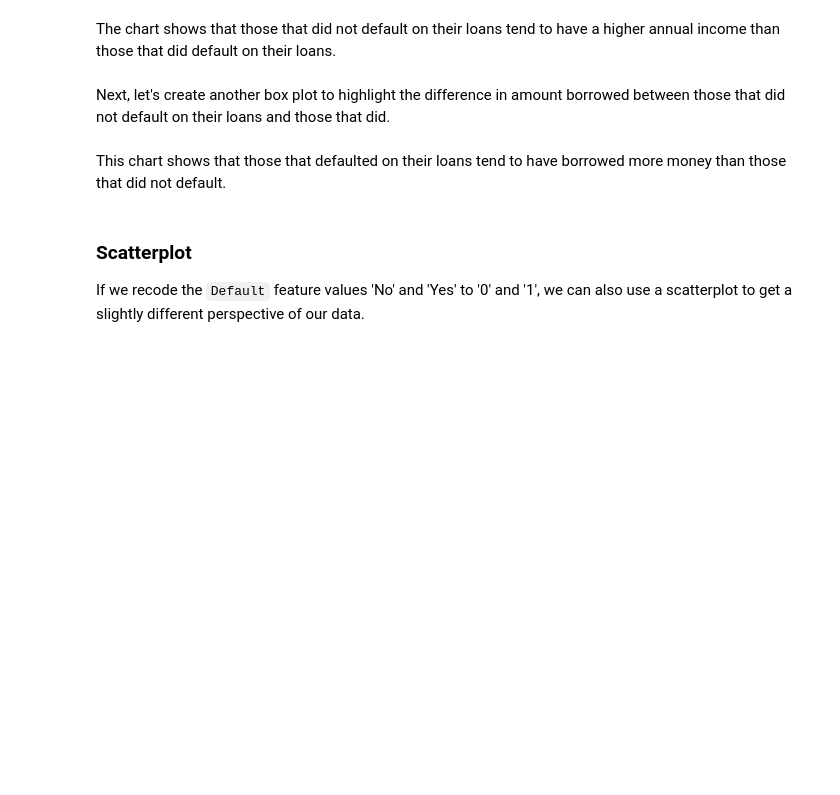
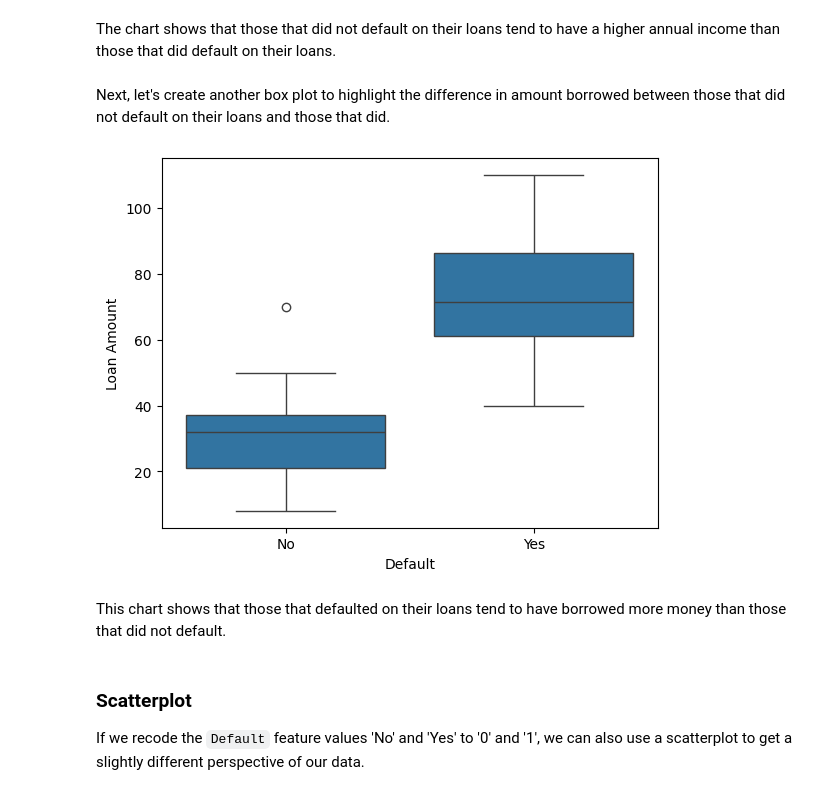
Before and after one commit to ukrainets/machine-learning-with-python-logistic-regression-3211129, a Jupyter notebook: src/03b.ipynb, the cells around one changed output. Drawn from its saved outputs; the diff is of its cells as text; code cells hidden in the pictures; blank space fills up the shorter version.

```diff
--- a/src/03b.ipynb
+++ b/src/03b.ipynb
@@ -63,6 +92,10 @@ Let's start by creating a boxplot that highlights the difference in annual incom
 The chart shows that those that did not default on their loans tend to have a higher annual income than those that did default on their loans.
 # %% [markdown]
 Next, let's create another box plot to highlight the difference in amount borrowed between those that did not default on their loans and those that did.
+# %%
+ax = sns.boxplot(data = loan, x = 'Default', y = 'Loan Amount')
+# %% [output]
+[figure, added]
 # %% [markdown]
 This chart shows that those that defaulted on their loans tend to have borrowed more money than those that did not default.
 # %% [markdown]
```
Also changed, not shown: parts of 5 cells of this notebook.
